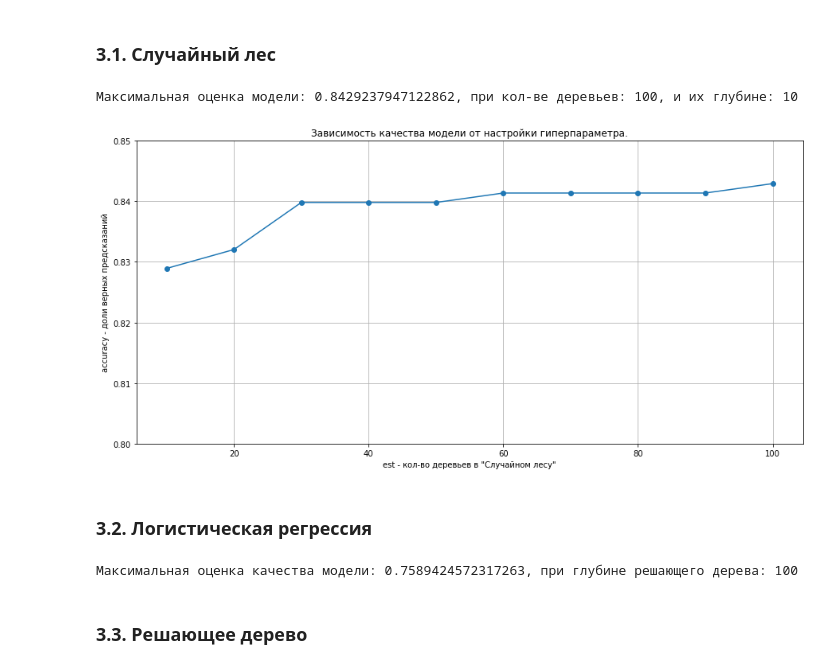
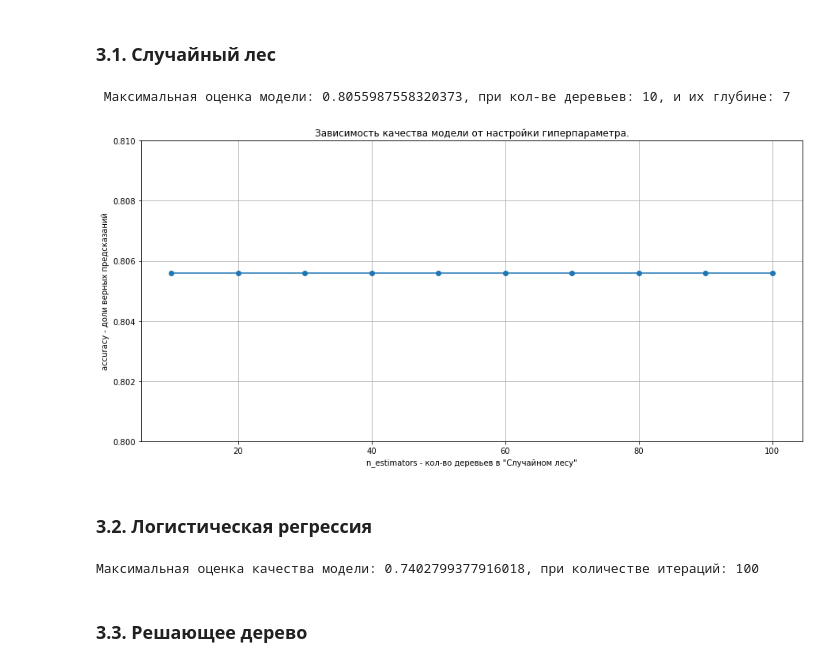
Before and after one commit to Danspers/6.Recomend-system-for-tariffs, a Jupyter notebook: Recomend_system_for_tarrifs.ipynb, the cells around one changed output. Saved outputs shown, nothing was run; the diff lists cells and outputs as text; code cells hidden in the pictures.

```diff
--- a/Recomend_system_for_tarrifs.ipynb
+++ b/Recomend_system_for_tarrifs.ipynb
@@ -90,8 +110,10 @@ df.head()
 features = df.drop('tariff', axis=1) # выделение признаков
 target = df['tariff']
 
+# выделение тренировочной выборки
 train_features, other_features, train_target, other_target = train_test_split(
-    features, target, test_size=0.40, random_state=1234) # выделение тренировочной выборки
+    features, target, train_size=0.60, stratify=target, random_state=1234)  # UPD, добавлен пар. stratify
 
+# выделение валидационной и тестовой выборок
 valid_features, test_features, valid_target, test_target = train_test_split(
-    other_features, other_target, test_size=0.5, random_state=1234) # выделение валидационной и тестовой выборок
+    other_features, other_target, test_size=0.50, stratify=other_target, random_state=1234)
@@ -110,35 +149,36 @@ valid_features, test_features, valid_target, test_target = train_test_split(
 # %%
 best_est = 0
 best_depth = 0
 best_accuracy = 0
 list_est = []
 list_accurasy = []
 
-for est in range(10, 101, 10):
+for est in tqdm(range(10, 101, 10)): # подбор гиперпараметров модели для наивышлего качества
     for depth in range(1, 13):
         model = RandomForestClassifier(max_depth=depth, n_estimators=est, random_state=1234) # создание модели
         model.fit(train_features, train_target)  # обучение модели
         valid_prediction = model.predict(valid_features) # предсказание на валидационной выборке
         valid_accuracy = accuracy_score(valid_target, valid_prediction) # оценка предсказаний
         if valid_accuracy > best_accuracy:
             best_accuracy = valid_accuracy #фиксация лучших результатов и гиперпараметров
             best_depth = depth
             best_est = est
-    list_est.append(est)
+    list_est.append(est) # сохранение значений результатов и гиперпараметров
     list_accurasy.append(best_accuracy)
-    #print(est, best_accuracy) # пошаговый вывод заменён на графическое отображение
 
-print(f'Максимальная оценка модели: {best_accuracy}, при кол-ве деревьев: {est}, и их глубине: {best_depth}')
+print(f'\n Максимальная оценка модели: {best_accuracy}, при кол-ве деревьев: {best_est}, и их глубине: {best_depth}')
 
+
+# Визуализация зависимости качества модели от изменения гиперпараметра.
 accurasy_data = pd.DataFrame({'est': list_est, 'accuracy': list_accurasy})
-accurasy_data.plot(style='o-', x='est', y='accuracy', grid=True, legend=False, figsize=(15,7),
-         title='Зависимость качества модели от настройки гиперпараметра.',
-         xlabel='est - кол-во деревьев в "Случайном лесу"', ylabel='accuracy - доли верных предсказаний')
-plt.ylim(0.80, 0.85);
+accurasy_data.plot(style='o-', x='est', y='accuracy', grid=True, legend=False, figsize=(15,7), ylim=(0.80, 0.81),
+                   title='Зависимость качества модели от настройки гиперпараметра.',
+                   xlabel='n_estimators - кол-во деревьев в "Случайном лесу"',
+                   ylabel='accuracy - доли верных предсказаний')
 plt.show()
 # %% [output]
-Максимальная оценка модели: 0.8429237947122862, при кол-ве деревьев: 100, и их глубине: 10
+ Максимальная оценка модели: 0.8055987558320373, при кол-ве деревьев: 10, и их глубине: 7
-[figure, old version]
+[figure, new version]
 # %% [markdown]
 ### 3.2. Логистическая регрессия
 # %%
@@ -155,7 +195,7 @@ for iteration in range(100, 1001, 100):
 
 print(f'Максимальная оценка качества модели: {best_accuracy}, при количестве итераций: {best_iter}')
 # %% [output]
-Максимальная оценка качества модели: 0.7589424572317263, при глубине решающего дерева: 100
+Максимальная оценка качества модели: 0.7402799377916018, при количестве итераций: 100
 # %% [markdown]
 ### 3.3. Решающее дерево
 # %%
```
Also changed, not shown: parts of 20 cells of this notebook.
